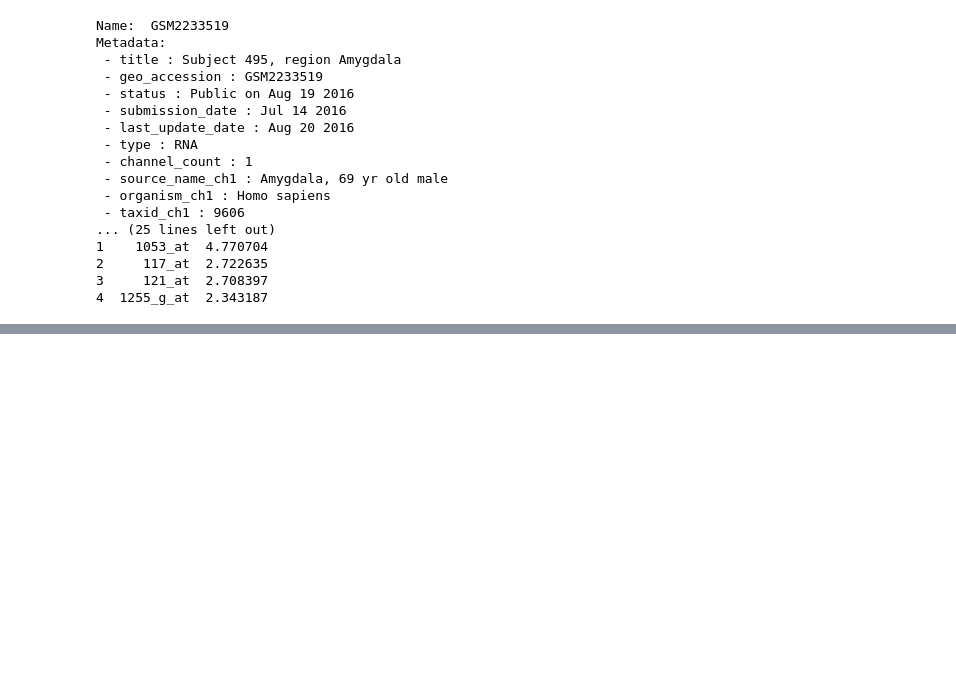
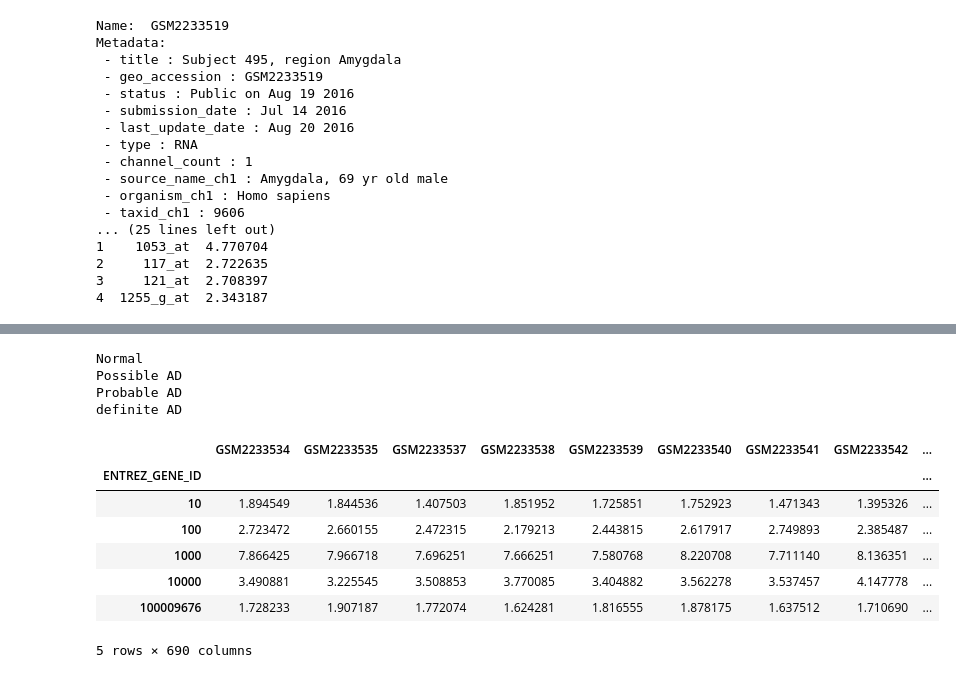
Before and after one commit to PratipRana/Causal_Gene_Regulator, a Jupyter notebook: GEO_AD_PD.ipynb, the cells around one changed output, grey strips where cells are left out. Cells and saved outputs as stored; diff of their text form; code cells hidden in the pictures; blank space fills up the shorter version.

```diff
--- a/GEO_AD_PD.ipynb
+++ b/GEO_AD_PD.ipynb
@@ -103,0 +183,9 @@ Metadata:
+# %%
+for time, group in experiments.groupby("Type"):
+    print(time)
+    transfection_name = group[group.Type == "definite AD"]
+# %% [output]
+Normal
+Possible AD
+Probable AD
+definite AD
@@ -103,0 +203,11 @@ Metadata:
+# %%
+AD_sample_annotated.head()
+# %% [output]
+|  | GSM2233534 | GSM2233535 | GSM2233537 | GSM2233538 | GSM2233539 | GSM2233540 | GSM2233541 | GSM2233542 | ... |
+| ENTREZ_GENE_ID |  |  |  |  |  |  |  |  | ... |
+| 10 | 1.894549 | 1.844536 | 1.407503 | 1.851952 | 1.725851 | 1.752923 | 1.471343 | 1.395326 | ... |
+| 100 | 2.723472 | 2.660155 | 2.472315 | 2.179213 | 2.443815 | 2.617917 | 2.749893 | 2.385487 | ... |
+| 1000 | 7.866425 | 7.966718 | 7.696251 | 7.666251 | 7.580768 | 8.220708 | 7.711140 | 8.136351 | ... |
+| 10000 | 3.490881 | 3.225545 | 3.508853 | 3.770085 | 3.404882 | 3.562278 | 3.537457 | 4.147778 | ... |
+| 100009676 | 1.728233 | 1.907187 | 1.772074 | 1.624281 | 1.816555 | 1.878175 | 1.637512 | 1.710690 | ... |
+5 rows × 690 columns
```
Also changed, not shown: parts of 25 cells of this notebook, 1 other file.
